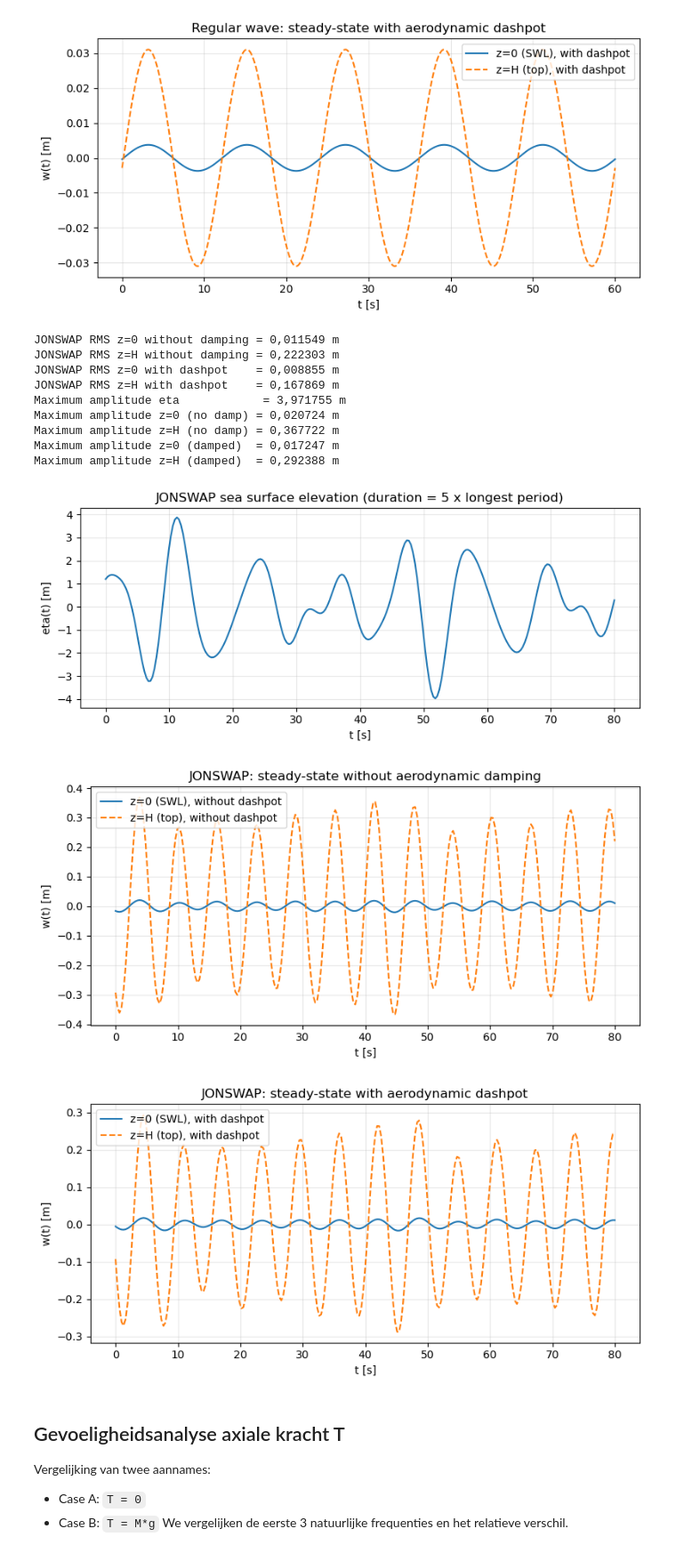
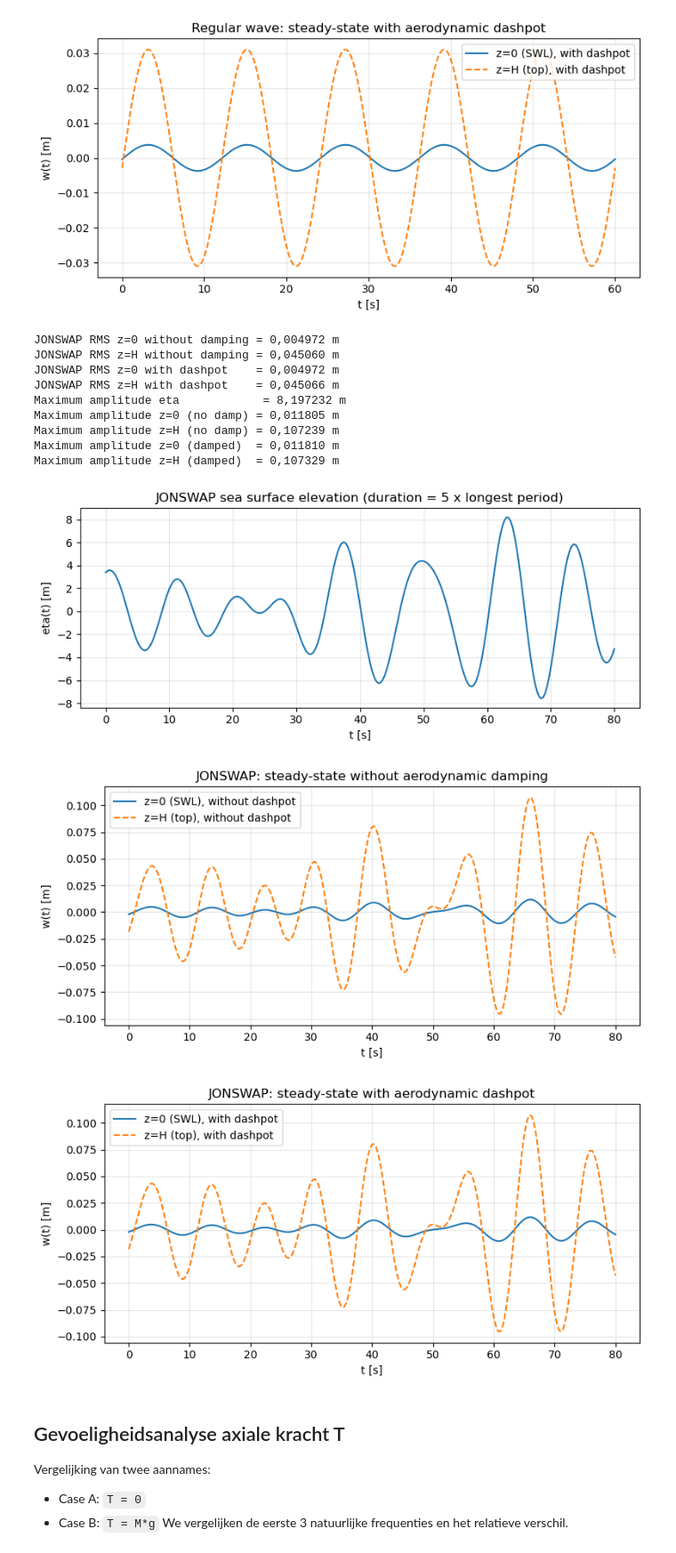
Before and after one commit to JulianEngel1999/FSI_Assignment_2, a Jupyter notebook: Free_Vibration_Correct.ipynb, the cells around one changed output. Shown at 89% size. Saved outputs shown, nothing was run; the diff lists cells and outputs as text; code cells hidden in the pictures.

```diff
--- a/Free_Vibration_Correct.ipynb
+++ b/Free_Vibration_Correct.ipynb
@@ -335,15 +347,8 @@ A_disp = np.pi * D_num**2 / 4.0
 n_modes_ss = min(3, len(omega_n))
 
 def solve_dispersion(omega_w, h_w, g_w=9.81):
-    k = omega_w**2 / g_w
-    for _ in range(80):
-        f = g_w * k * np.tanh(k * h_w) - omega_w**2
-        df = g_w * np.tanh(k * h_w) + g_w * k * h_w * (1 / np.cosh(k * h_w))**2
-        k_new = k - f / (df + 1e-18)
-        if abs(k_new - k) < 1e-13:
-            break
-        k = k_new
-    return float(k)
+    T_w = 2.0 * np.pi / omega_w
+    return waveNumber_dispertionRelation_NewtonRhapson(T_w, h_w, tolerance=1e-10, g_w=g_w)
 
 # Keep Ca from the global DNV selection used in free vibrations
 Cm = 1.0 + float(Ca_num)
@@ -386,11 +391,12 @@ def regular_wave_line_load_amp(zq, omega_w, a_wave):
 
 def jonswap(f, Hs_loc, Tp_loc, gamma=3.3):
     fp = 1.0 / Tp_loc
-    alpha = 0.0624 / (0.230 + 0.0336 * gamma - 0.185 * (1.9 + gamma)**-1)
-    sigma = np.where(f <= fp, 0.07, 0.09)
-    r = np.exp(-0.5 * ((f - fp) / (sigma * fp))**2)
-    S = (alpha * Hs_loc**2 * fp**4 * f**-5
-         * np.exp(-1.25 * (fp / f)**4)
+    alpha = 0.0624 / (0.230 + 0.0336*gamma - 0.185*(1.9 + gamma)**-1)
+    tau = np.where(f <= fp, 0.07, 0.09)
+    r = np.exp(-(f - fp)**2 / (2*tau**2*fp**2))
+    S = (2*np.pi * alpha * Hs_loc**2
+         * (f**(-5) / fp**(-4))
+         * np.exp(-5/4 * (f/fp)**(-4))
          * gamma**r)
     return S
 # %% [output]
@@ -571,13 +577,13 @@ Maximum amplitude z=H (with dashpot)    = 0,030992 m
 # -----------------------------
 N_comp = 6
 fp = 1.0 / Tp
-freqs_samp = np.linspace(0.75 * fp, 2.2 * fp, N_comp)
+freqs_samp = np.linspace(0.75 * fp, 1.4 * fp, N_comp)
 omegas_samp = 2.0 * np.pi * freqs_samp
 df = freqs_samp[1] - freqs_samp[0]
 S_samp = jonswap(freqs_samp, Hs, Tp, gamma=gamma_jonswap)
 amps_eta = np.sqrt(2.0 * S_samp * df)
 
-np.random.seed(42)
+np.random.seed(6)
 phases = np.random.uniform(0.0, 2.0 * np.pi, N_comp)
 
 T_max = 1.0 / freqs_samp[0]
@@ -622,45 +628,45 @@ plt.xlabel('t [s]')
 plt.ylabel('eta(t) [m]')
 plt.title('JONSWAP sea surface elevation (duration = 5 x longest period)')
 plt.grid(True, alpha=0.3)
 plt.tight_layout()
 plt.show()
 
 # Step 5: without aerodynamic damping, at z=0 and z=H
 plt.figure(figsize=(8, 4))
 plt.plot(t, w_swl_jonswap, label='z=0 (SWL), without dashpot')
 plt.plot(t, w_top_jonswap, '--', label='z=H (top), without dashpot')
 plt.xlabel('t [s]')
 plt.ylabel('w(t) [m]')
 plt.title('JONSWAP: steady-state without aerodynamic damping')
 plt.grid(True, alpha=0.3)
 plt.legend()
 plt.tight_layout()
 plt.show()
 
 # Step 6: with aerodynamic dashpot, at z=0 and z=H
 plt.figure(figsize=(8, 4))
 plt.plot(t, w_swl_jonswap_d, label='z=0 (SWL), with dashpot')
 plt.plot(t, w_top_jonswap_d, '--', label='z=H (top), with dashpot')
 plt.xlabel('t [s]')
 plt.ylabel('w(t) [m]')
 plt.title('JONSWAP: steady-state with aerodynamic dashpot')
 plt.grid(True, alpha=0.3)
 plt.legend()
 plt.tight_layout()
 plt.show()
 # %% [output]
-JONSWAP RMS z=0 without damping = 0,011549 m
-JONSWAP RMS z=H without damping = 0,222303 m
-JONSWAP RMS z=0 with dashpot    = 0,008855 m
-JONSWAP RMS z=H with dashpot    = 0,167869 m
-Maximum amplitude eta            = 3,971755 m
-Maximum amplitude z=0 (no damp) = 0,020724 m
-Maximum amplitude z=H (no damp) = 0,367722 m
-Maximum amplitude z=0 (damped)  = 0,017247 m
-Maximum amplitude z=H (damped)  = 0,292388 m
+JONSWAP RMS z=0 without damping = 0,004972 m
+JONSWAP RMS z=H without damping = 0,045060 m
+JONSWAP RMS z=0 with dashpot    = 0,004972 m
+JONSWAP RMS z=H with dashpot    = 0,045066 m
+Maximum amplitude eta            = 8,197232 m
+Maximum amplitude z=0 (no damp) = 0,011805 m
+Maximum amplitude z=H (no damp) = 0,107239 m
+Maximum amplitude z=0 (damped)  = 0,011810 m
+Maximum amplitude z=H (damped)  = 0,107329 m
-[figure, old version]
+[figure, new version]
-[figure, old version]
+[figure, new version]
-[figure, old version]
+[figure, new version]
 # %% [markdown]
 ## Gevoeligheidsanalyse axiale kracht T
 Vergelijking van twee aannames:
```
Also changed, not shown: parts of 1 cell of this notebook, 2 other files.
